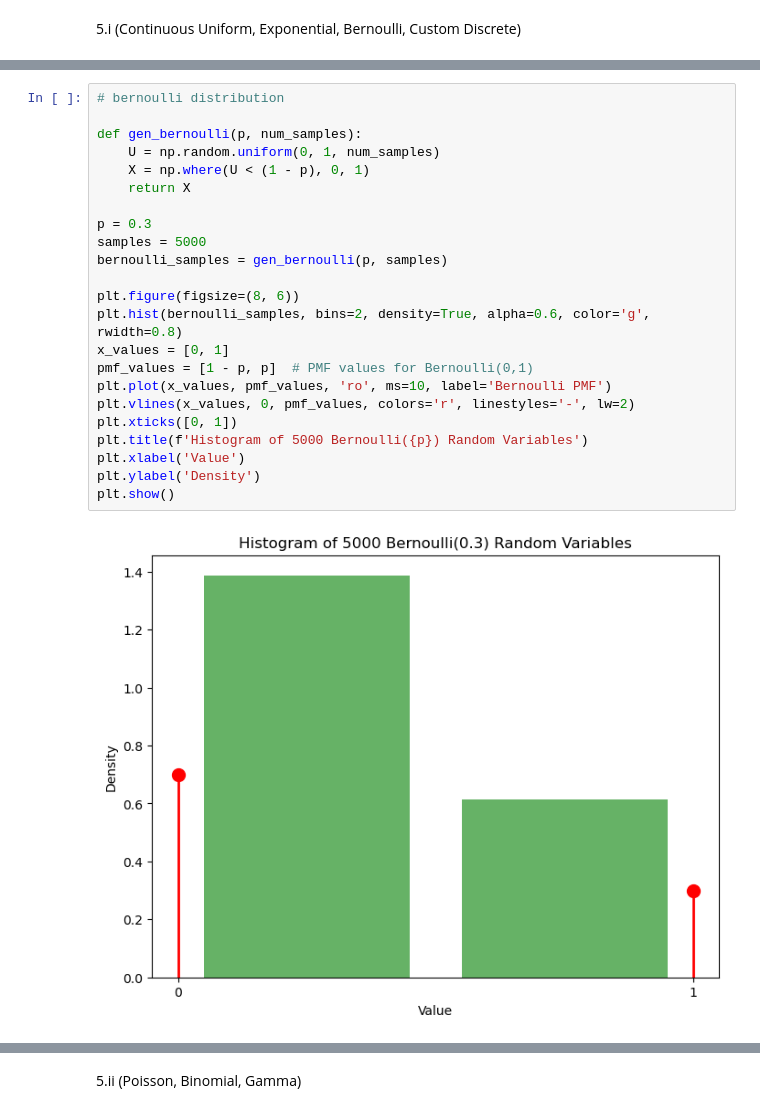
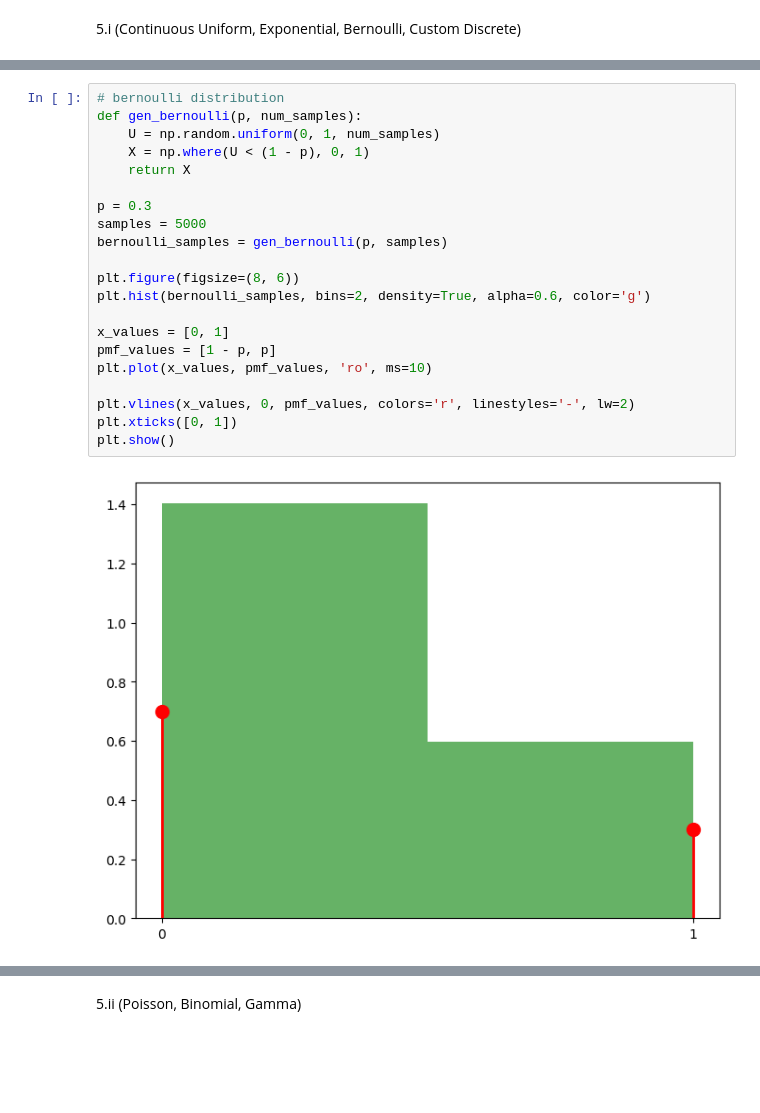
Before and after one commit to atkrish0/numerical-analysis-rbs, a Jupyter notebook: hw1/q5.ipynb, the cells around one changed output, grey strips where cells are left out. Cells and saved outputs as stored; diff of their text form; blank space fills up the shorter version.

```diff
--- a/hw1/q5.ipynb
+++ b/hw1/q5.ipynb
@@ -67,25 +56,23 @@ plt.show()
 # %%
 # bernoulli distribution
-
 def gen_bernoulli(p, num_samples):
     U = np.random.uniform(0, 1, num_samples)
     X = np.where(U < (1 - p), 0, 1)
     return X
 
 p = 0.3
 samples = 5000
 bernoulli_samples = gen_bernoulli(p, samples)
 
 plt.figure(figsize=(8, 6))
-plt.hist(bernoulli_samples, bins=2, density=True, alpha=0.6, color='g', rwidth=0.8)
+plt.hist(bernoulli_samples, bins=2, density=True, alpha=0.6, color='g')
+
 x_values = [0, 1]
-pmf_values = [1 - p, p]  # PMF values for Bernoulli(0,1)
-plt.plot(x_values, pmf_values, 'ro', ms=10, label='Bernoulli PMF')
+pmf_values = [1 - p, p]
+plt.plot(x_values, pmf_values, 'ro', ms=10)
+
 plt.vlines(x_values, 0, pmf_values, colors='r', linestyles='-', lw=2)
 plt.xticks([0, 1])
-plt.title(f'Histogram of 5000 Bernoulli({p}) Random Variables')
-plt.xlabel('Value')
-plt.ylabel('Density')
 plt.show()
 # %% [output]
-[figure, old version]
+[figure, new version]
```
Also changed, not shown: parts of 10 cells of this notebook, 1 other file.
